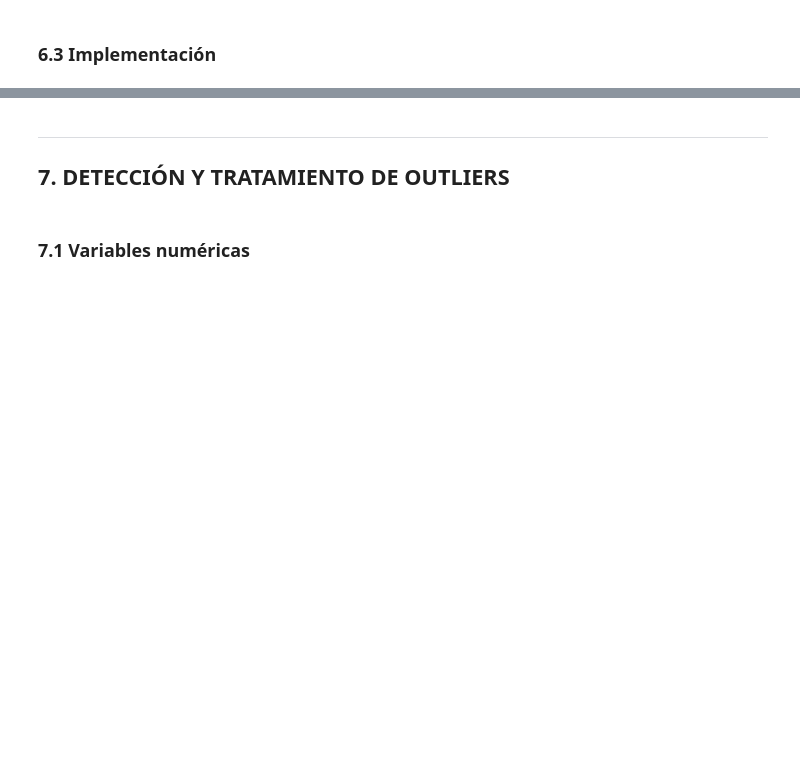
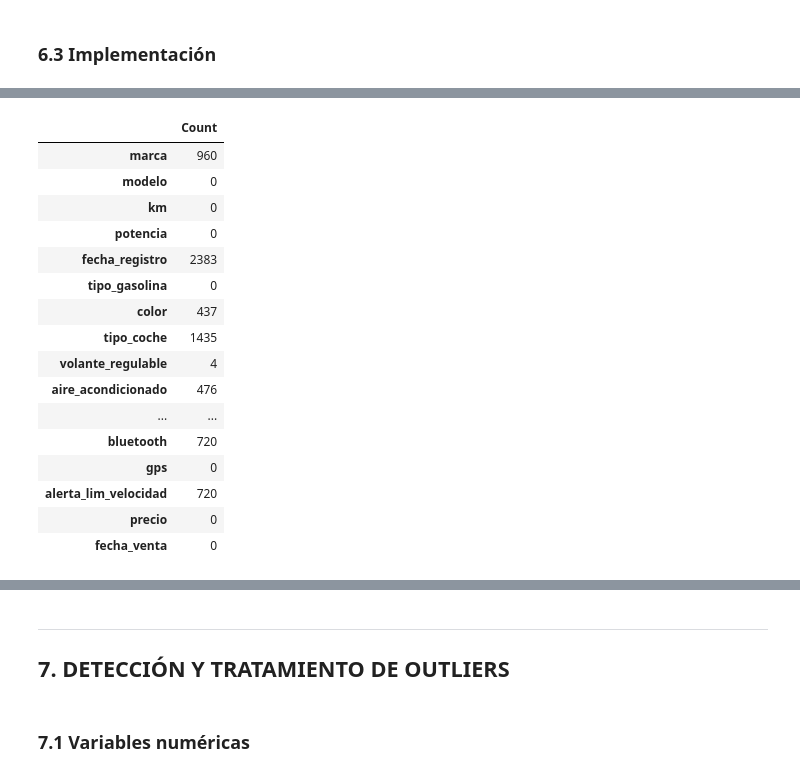
Before and after one commit to alexisnlh/entregable_1_data_engineering, a Jupyter notebook: notebooks_individuales/alexis_labrador.ipynb, the cells around one changed output, grey strips where cells are left out. Saved outputs shown, nothing was run; the diff lists cells and outputs as text; code cells hidden in the pictures; blank space fills up the shorter version.

```diff
--- a/notebooks_individuales/alexis_labrador.ipynb
+++ b/notebooks_individuales/alexis_labrador.ipynb
@@ -1100,0 +1137,83 @@ MANTENER NULOS + INDICADOR (1 variable):
+# %%
+def remove_critical_rows(df: pd.DataFrame) -> pd.DataFrame:
+    """
+        Elimina filas con nulos en variables críticas y valores anómalos.
+
+        Variables afectadas:
+            - modelo (3 nulos)
+            - km (2 nulos + 1 anómalo)
+            - potencia (1 nulo + 1 anómalo)
+            - tipo_gasolina (5 nulos)
+            - precio (6 nulos)
+            - fecha_venta (1 nulo)
+
+        Args:
+            df: Dataset a analizar
+
+        Returns:
+            Dataset sin filas NULL en variables críticas
+    """
+    print("=" * 60, "\nPASO 1: ELIMINAR FILAS CON NULOS EN VARIABLES CRÍTICAS\n" + "=" * 60, "\n")
+
+    df_clean = df.copy()
+    filas_inicial = len(df_clean)
+
+    variables_criticas = ['modelo', 'km', 'potencia', 'tipo_gasolina', 'precio', 'fecha_venta']
+
+    print(f"Eliminando nulos en variables críticas:")
+    print("─" * 60)
+
+    for var in variables_criticas:
+        if var in df_clean.columns:
+            nulos_antes = df_clean[var].isnull().sum()
+            df_clean = df_clean.dropna(subset=[var])
+            nulos_eliminados = filas_inicial - len(df_clean)
+
+            if nulos_antes > 0:
+                print(f"  Columna {var} -> {nulos_antes} nulos eliminados")
+
+            filas_inicial = len(df_clean)
+
+    # Eliminar valores anómalos
+
+    print(f"\nEliminando valores anómalos:\n" + "-" * 60, "\n")
+
+    # KM negativos
+    if 'km' in df_clean.columns:
+        km_negativos = (df_clean['km'] < 0).sum()
+        if km_negativos > 0:
+            df_clean = df_clean[df_clean['km'] >= 0]
+            print(f"  km negativos: {km_negativos} filas eliminadas")
+
+    # Potencia menor o igual a 0
+    if 'potencia' in df_clean.columns:
+        potencia_invalida = (df_clean['potencia'] <= 0).sum()
+        if potencia_invalida > 0:
+            df_clean = df_clean[df_clean['potencia'] > 0]
+            print(f"  potencia menor o igual a 0: {potencia_invalida} filas eliminadas")
+
+    if 'precio' in df_clean.columns:
+        precios_bajos = (df_clean['precio'] < 1000).sum()
+        if precios_bajos > 0:
+            porcentaje = precios_bajos / len(df_clean) * 100
+            df_clean = df_clean[df_clean['precio'] >= 1000]
+            print(f"  precio < 1000€: {precios_bajos} ({porcentaje:.2f}%) filas eliminadas")
+
+    # Resumen
+    rows_nulls = len(df) - len(df_clean)
+    percentage = (len(df_clean) / len(df)) * 100
+
+    print("\n" + "=" * 60, "\nRESUMEN DE ELIMINACIÓN:\n" + "=" * 60, "\n")
+    print(f"  Filas originales: {len(df):>6,}")
+    print(f"  Filas eliminadas: {rows_nulls} ({(rows_nulls / len(df) * 100):.2f}%)")
+    print(f"  Filas actuales: {len(df_clean):>6,} ({percentage:.2f}%)")
+    print("\n")
+
+    print("\n" + "=" * 60, "\nDATASET NULLS ACTUAL:\n" + "=" * 60, "\n")
+    display(df_clean.isnull().sum().rename("Count"))
+
+    return df_clean
+
+
+df_clean = remove_critical_rows(df_no_duplicates)
+# %% [output]
@@ -1100,0 +1237,17 @@ MANTENER NULOS + INDICADOR (1 variable):
+|  | Count |
+| marca | 960 |
+| modelo | 0 |
+| km | 0 |
+| potencia | 0 |
+| fecha_registro | 2383 |
+| tipo_gasolina | 0 |
+| color | 437 |
+| tipo_coche | 1435 |
+| volante_regulable | 4 |
+| aire_acondicionado | 476 |
+| ... | ... |
+| bluetooth | 720 |
+| gps | 0 |
+| alerta_lim_velocidad | 720 |
+| precio | 0 |
+| fecha_venta | 0 |
```
Also changed, not shown: parts of 17 cells of this notebook, 6 other files.
